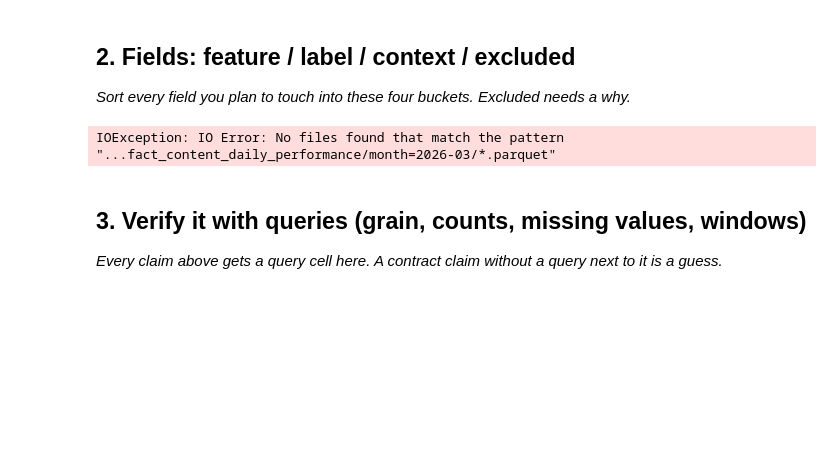
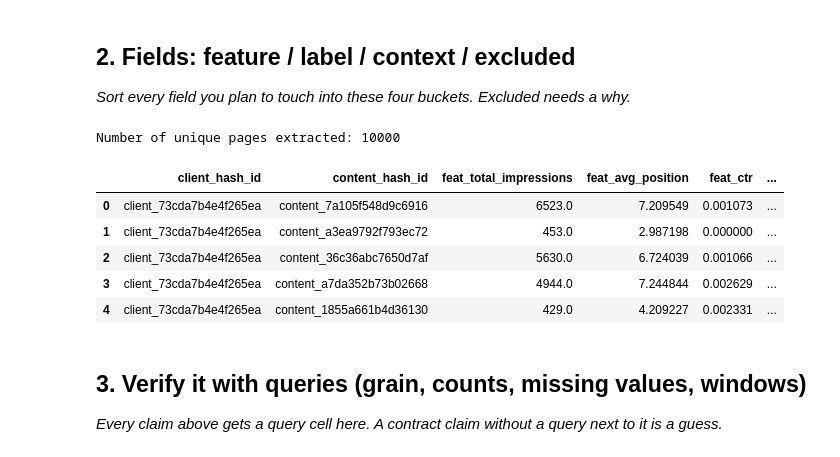
Before and after one commit to menna890/flyrank-ml-internship-Explaining-Search-Performance, a Jupyter notebook: work/notebooks/w03_data_contract.ipynb, the cells around one changed output. Cells and saved outputs as stored; diff of their text form; code cells hidden in the pictures; blank space fills up the shorter version.

```diff
--- a/work/notebooks/w03_data_contract.ipynb
+++ b/work/notebooks/w03_data_contract.ipynb
@@ -81,48 +81,52 @@ display(df_stats)
 # %%
 import duckdb
 import google.colab.userdata
 
+# 1. Re-initialize DuckDB connection and Hugging Face secret
 con = duckdb.connect()
 hf_token = google.colab.userdata.get('HF_TOKEN')
 con.execute(f"CREATE SECRET (TYPE huggingface, TOKEN '{hf_token}')")
 
-# Query to extract 5 safe features for the Ranking lane while verifying GA4 data availability
-features_query = """
+# 2. Extract page-level features using ga4_total_engagement_sec
+page_features_query = """
 SELECT
     f.client_hash_id,
     f.content_hash_id,
 
-    -- Aggregate over the month (or your chosen window)
-    AVG(feat_ctr) AS avg_ctr,
-    SUM(feat_impressions) AS total_impressions,
-    AVG(feat_avg_position) AS avg_position,
-    AVG(feat_engagement_rate) AS avg_engagement_rate,
-    MAX(feat_word_count) AS word_count  -- static, doesn't change daily
+    -- Feature 1: Total impressions over the month
+    SUM(f.gsc_impressions) AS feat_total_impressions,
 
-FROM (
-    -- Subquery with daily rows + GA4 filter
-    SELECT
-        f.client_hash_id,
-        f.content_hash_id,
-        (f.gsc_clicks * 1.0 / NULLIF(f.gsc_impressions, 0)) AS feat_ctr,
-        f.gsc_impressions AS feat_impressions,
-        f.gsc_avg_position AS feat_avg_position,
-        f.ga4_engagement_rate AS feat_engagement_rate,
-        COALESCE(c.word_count, 0) AS feat_word_count
-    FROM '...fact_content_daily_performance/month=2026-03/*.parquet' f
-    LEFT JOIN '...dim_content/*.parquet' c
-        ON f.content_hash_id = c.content_hash_id
-    WHERE f.ga4_data_available IS TRUE
-) daily_rows
+    -- Feature 2: Average search rank position
+    AVG(f.gsc_avg_position) AS feat_avg_position,
+
+    -- Feature 3: Monthly Click-Through Rate (CTR)
+    (SUM(f.gsc_clicks) * 1.0 / NULLIF(SUM(f.gsc_impressions), 0)) AS feat_ctr,
+
+    -- Feature 4: Average engagement time in seconds from GA4
+    AVG(f.ga4_total_engagement_sec) AS feat_avg_engagement_sec,
+
+    -- Feature 5: Word count from content metadata
+    ANY_VALUE(COALESCE(c.word_count, 0)) AS feat_word_count
+
+FROM 'hf://datasets/FlyRank/internship-warehouse/fact_content_daily_performance/month=2026-03/*.parquet' f
+LEFT JOIN 'hf://datasets/FlyRank/internship-warehouse/dim_content.parquet' c
+    ON f.content_hash_id = c.content_hash_id
+WHERE f.gsc_data_available IS TRUE
 GROUP BY f.client_hash_id, f.content_hash_id
 LIMIT 10000;
 """
 
-df_features = con.execute(features_query).df()
-print("Surviving rows after GA4 availability filter:", len(df_features))
-display(df_features.head())
+df_page_features = con.execute(page_features_query).df()
+print("Number of unique pages extracted:", len(df_page_features))
+display(df_page_features.head(50))
 # %% [output]
-IOException: IO Error: No files found that match the pattern "...fact_content_daily_performance/month=2026-03/*.parquet"
+Number of unique pages extracted: 10000
+|  | client_hash_id | content_hash_id | feat_total_impressions | feat_avg_position | feat_ctr | ... |
+| 0 | client_73cda7b4e4f265ea | content_7a105f548d9c6916 | 6523.0 | 7.209549 | 0.001073 | ... |
+| 1 | client_73cda7b4e4f265ea | content_a3ea9792f793ec72 | 453.0 | 2.987198 | 0.000000 | ... |
+| 2 | client_73cda7b4e4f265ea | content_36c36abc7650d7af | 5630.0 | 6.724039 | 0.001066 | ... |
+| 3 | client_73cda7b4e4f265ea | content_a7da352b73b02668 | 4944.0 | 7.244844 | 0.002629 | ... |
+| 4 | client_73cda7b4e4f265ea | content_1855a661b4d36130 | 429.0 | 4.209227 | 0.002331 | ... |
 # %% [markdown]
 ## 3. Verify it with queries (grain, counts, missing values, windows)
 
```
